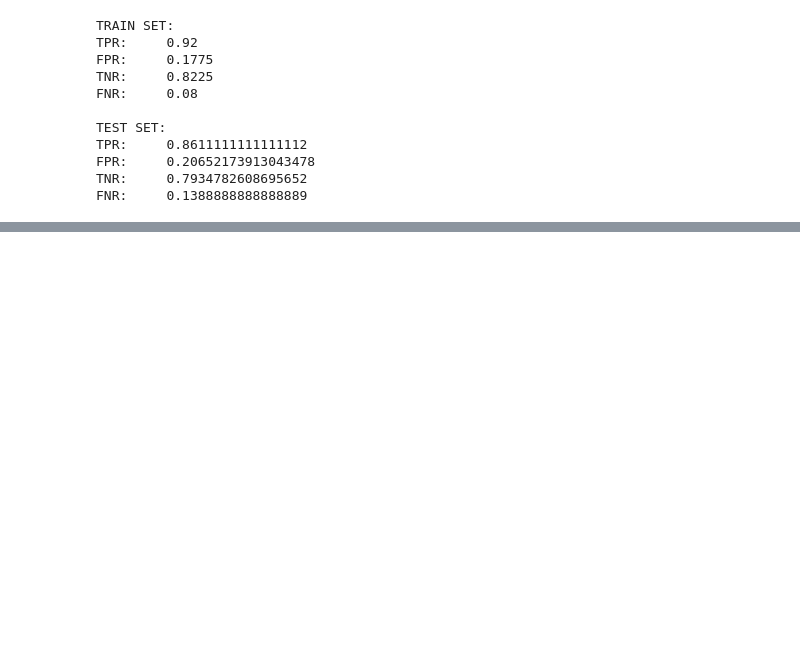
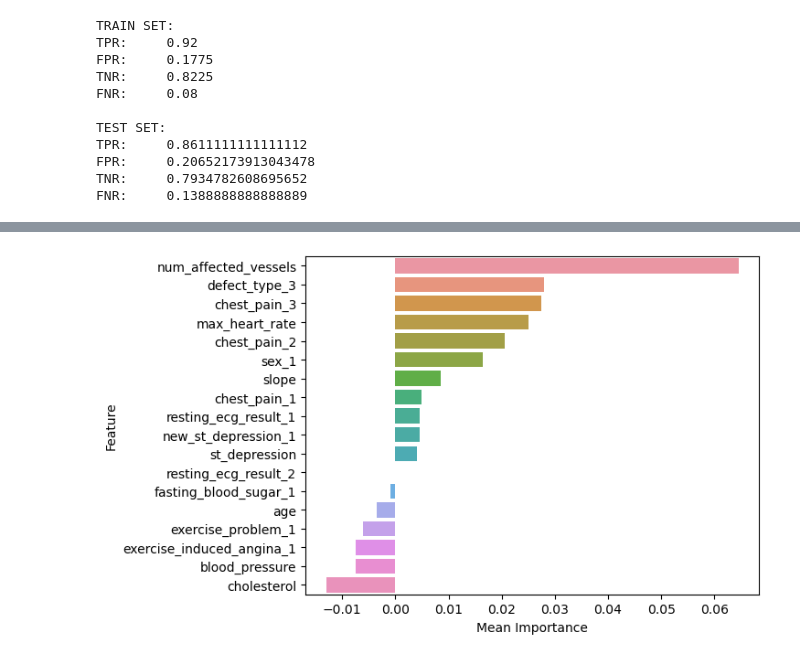
Before and after one commit to brandonleehs/SC1015-proj, a Jupyter notebook: logistic-regression.ipynb, the cells around one changed output, grey strips where cells are left out. Cells and saved outputs as stored; diff of their text form; code cells hidden in the pictures; blank space fills up the shorter version.

```diff
--- a/logistic-regression.ipynb
+++ b/logistic-regression.ipynb
@@ -706,0 +754,13 @@ cholesterol: -0.005980153289942876
+# %%
+from sklearn.inspection import permutation_importance
+
+result = permutation_importance(logreg, X_test, y_test, n_repeats = 10, scoring = "accuracy", random_state = 42)
+
+
+feature_importance = pd.DataFrame({"Feature": data_in.columns,
+                                   "Mean Importance": result.importances_mean,
+                                   "Standard Deviation": result.importances_std})
+
+feature_importance = feature_importance.sort_values("Mean Importance", ascending = False)
+
+feature_importance
@@ -706,0 +785,5 @@ cholesterol: -0.005980153289942876
+# %%
+# Plot barplot of their importance values.
+sb.barplot(data = feature_importance, y = "Feature", x = "Mean Importance", orient = "h");
+# %% [output]
+[figure, added]
```
Also changed, not shown: parts of 17 cells of this notebook, 2 other files.
